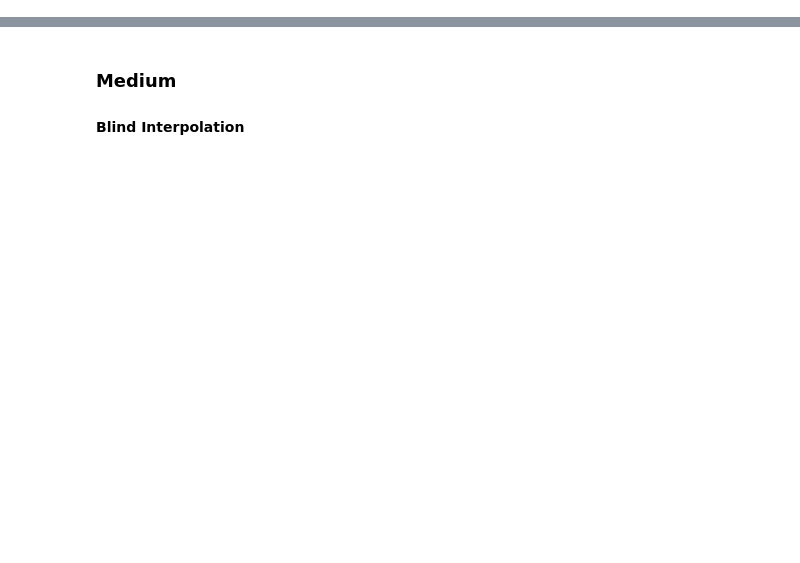
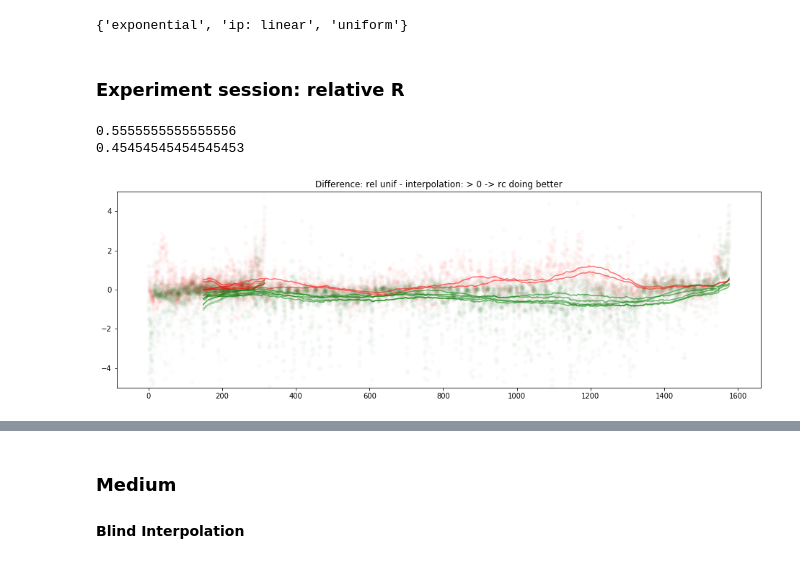
Before and after one commit to blindedjoy/Reservoir, a Jupyter notebook: MARIOS/Analysis.ipynb, the cells around one changed output, grey strips where cells are left out. Drawn from its saved outputs; the diff is of its cells as text; code cells hidden in the pictures; blank space fills up the shorter version.

```diff
--- a/MARIOS/Analysis.ipynb
+++ b/MARIOS/Analysis.ipynb
@@ -48,0 +69,6 @@ KeyError: 'ip: linear'
+# %%
+set(publish_sightIp.rDF.model) # you need to expand this to include "ip: nearest"
+# %% [output]
+{'exponential', 'ip: linear', 'uniform'}
+# %% [markdown]
+### Experiment session: relative R
@@ -48,0 +115,21 @@ KeyError: 'ip: linear'
+# %%
+plt.figure(figsize = (16, 5))
+better_90 = []
+better_50 = []
+for i in range(29):
+    try:
+        bet = rolling_rel_plot(i, rolling = 150, difference = True)
+        if bet[1] > 400:
+            better_50.append(bet[0])
+        else:
+            better_90.append(bet[0])
+    except:
+        print(i)
+def quality(better):
+    return(str(np.sum(better)/len(better)))
+print(quality(better_50))
+print(quality(better_90))
+# %% [output]
+0.5555555555555556
+0.45454545454545453
+[figure, added]
```
Also changed, not shown: parts of 41 cells of this notebook, 2 other files.
